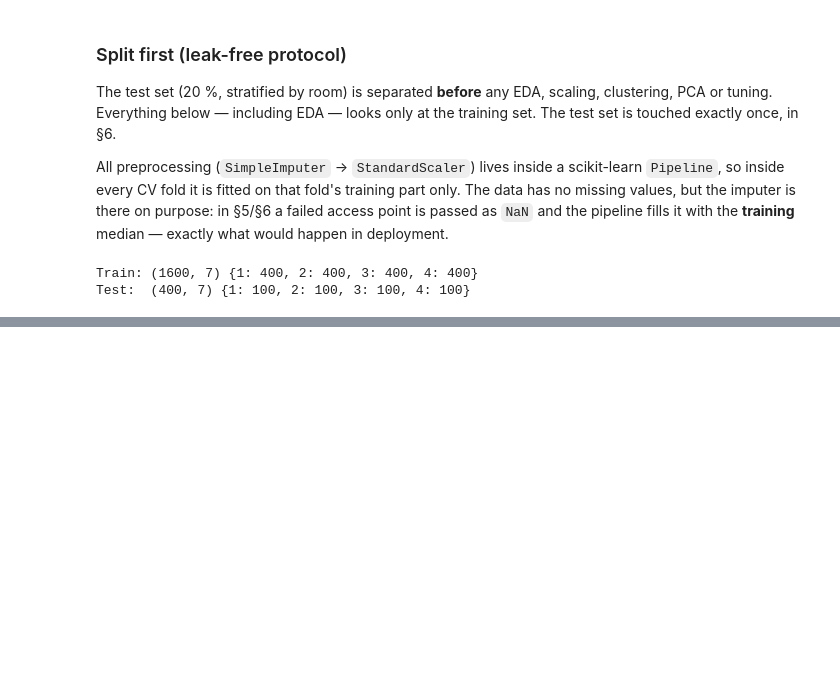
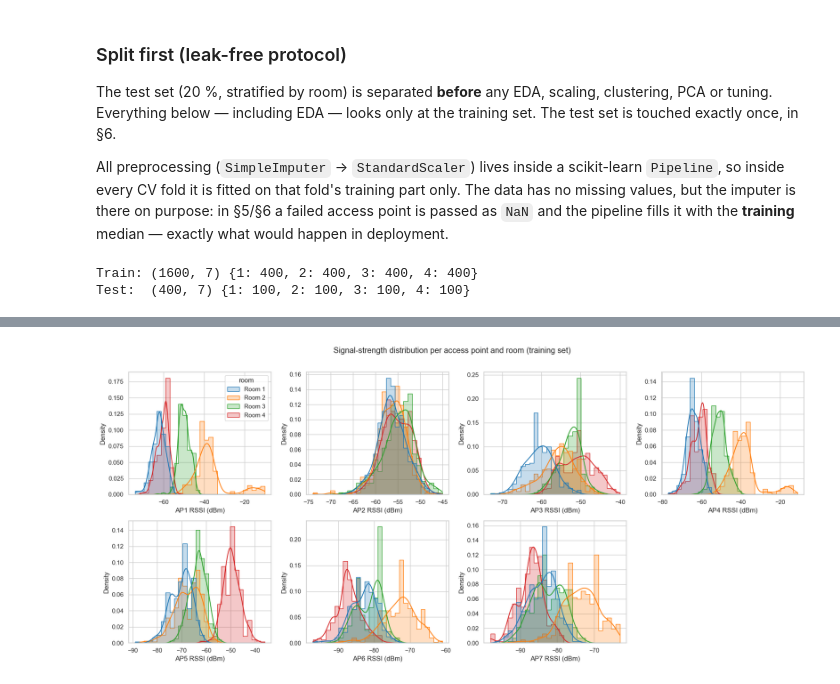
Before and after one commit to techshowdown123-creator/wifi-indoor-localisation, a Jupyter notebook: P6_WiFi_Localisation.ipynb, the cells around one changed output, grey strips where cells are left out. Saved outputs shown, nothing was run; the diff lists cells and outputs as text; code cells hidden in the pictures; blank space fills up the shorter version.

Commit message:
EDA: per-AP distributions by room, boxplots, correlation, ANOVA, pair plot

```diff
--- a/P6_WiFi_Localisation.ipynb
+++ b/P6_WiFi_Localisation.ipynb
@@ -127,0 +131,5 @@ Test:  (400, 7) {1: 100, 2: 100, 3: 100, 4: 100}
+# %%
+eda = X_train.assign(room=y_train.map(lambda r: f"Room {r}"))
+display(X_train.describe().T)
+print("Mean RSSI (dBm) per room and access point:")
+display(eda.groupby("room")[AP_COLS].mean().round(1))
@@ -127,0 +152,13 @@ Test:  (400, 7) {1: 100, 2: 100, 3: 100, 4: 100}
+# %%
+# Distribution of each access point, split by room
+fig, axes = plt.subplots(2, 4, figsize=(18, 8))
+for ax, col in zip(axes.ravel(), AP_COLS):
+    sns.histplot(data=eda, x=col, hue="room", hue_order=ROOM_NAMES, palette=PALETTE,
+                 kde=True, element="step", stat="density", common_norm=False, bins=30,
+                 ax=ax, legend=(col == "AP1"))
+    ax.set_xlabel(f"{col} RSSI (dBm)")
+axes.ravel()[-1].axis("off")
+fig.suptitle("Signal-strength distribution per access point and room (training set)", y=1.01)
+plt.tight_layout(); savefig("eda_hist_per_ap"); plt.show()
+# %% [output]
+[figure, added]
```
Also changed, not shown: parts of 6 cells of this notebook, 4 other files.
